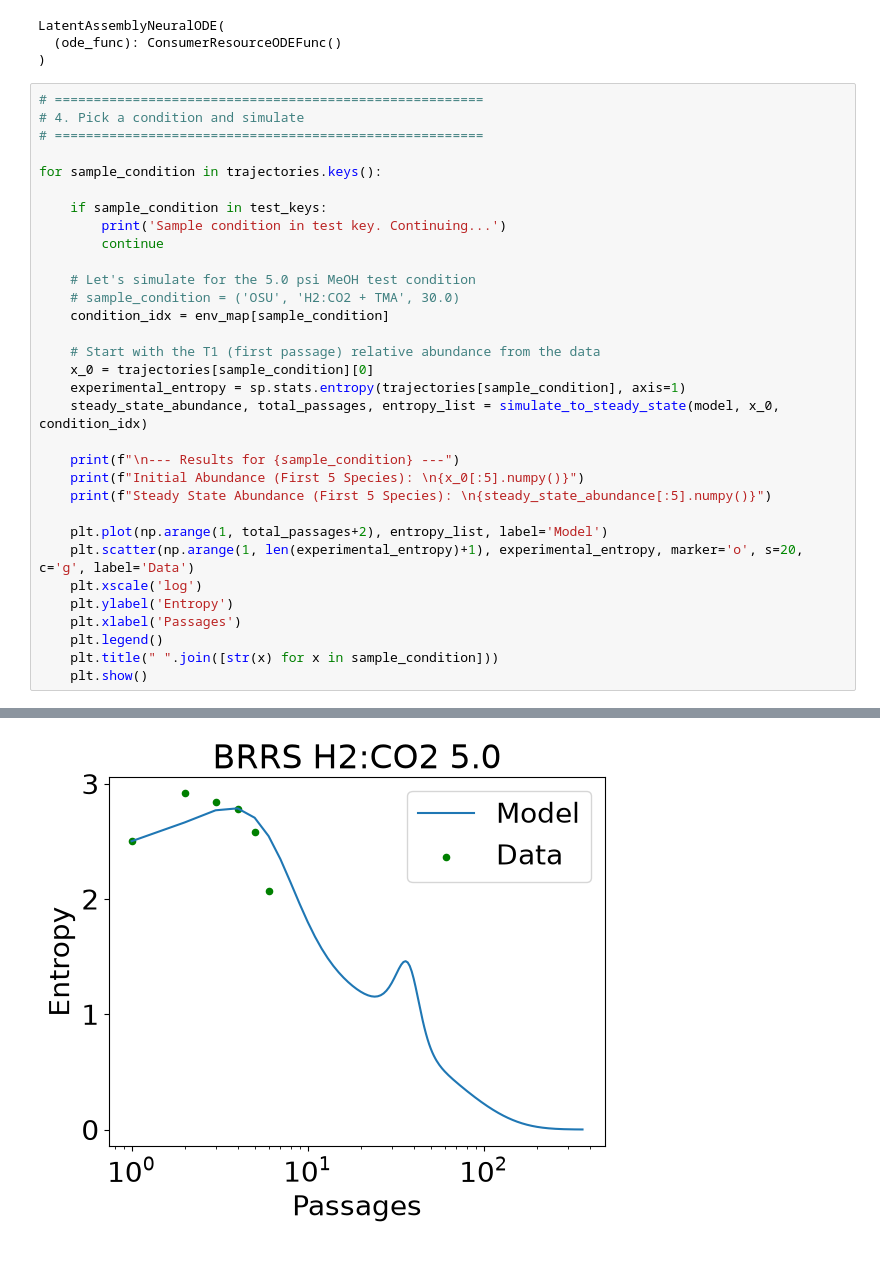
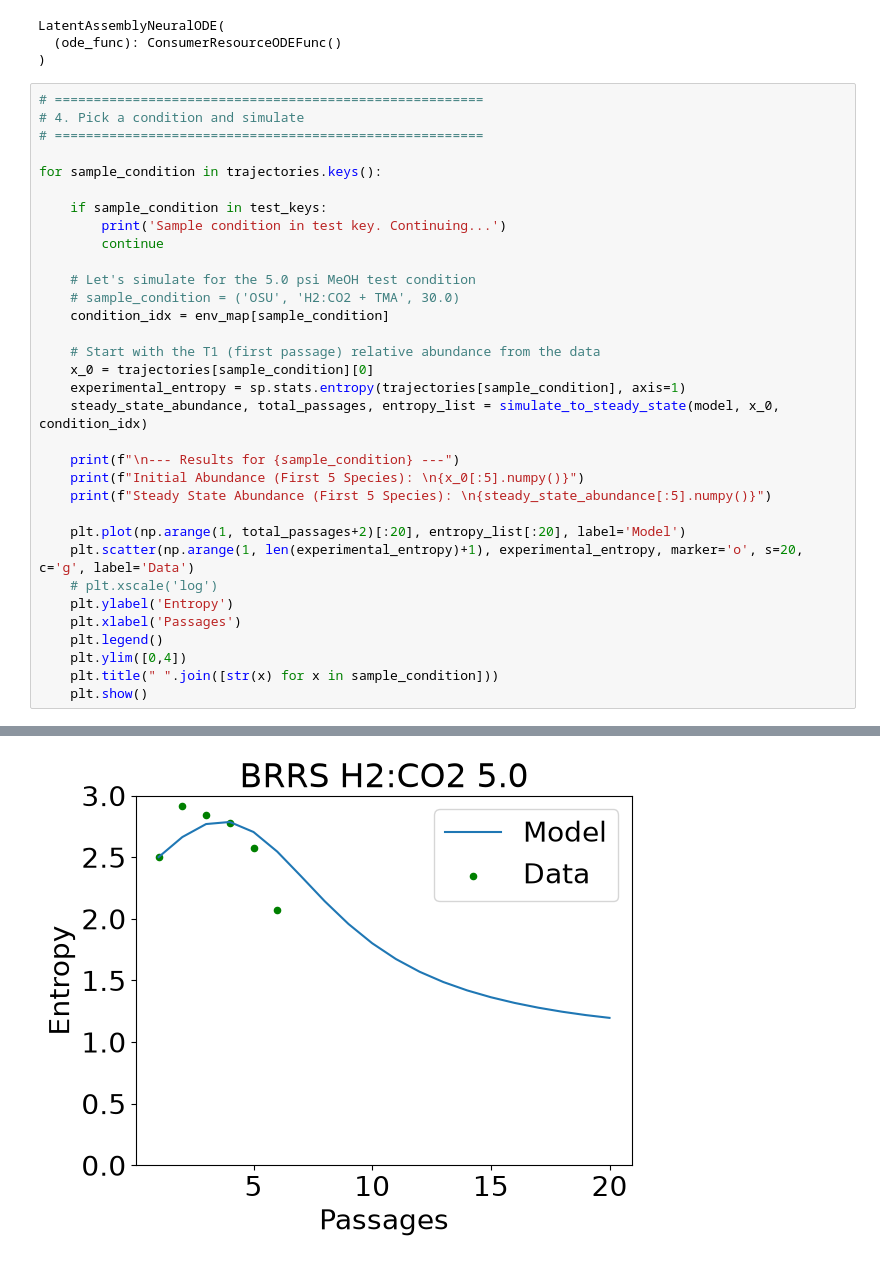
Before and after one commit to karthikvasan99/SerialDilutionModel, a Jupyter notebook: Notebooks/German_data_exploration.ipynb, the cells around one changed output, grey strips where cells are left out. Saved outputs shown, nothing was run; the diff lists cells and outputs as text.

```diff
--- a/Notebooks/German_data_exploration.ipynb
+++ b/Notebooks/German_data_exploration.ipynb
@@ -238,36 +238,37 @@ for sample_condition in trajectories.keys():
         print('Sample condition in test key. Continuing...')
         continue
 
     # Let's simulate for the 5.0 psi MeOH test condition
     # sample_condition = ('OSU', 'H2:CO2 + TMA', 30.0)
     condition_idx = env_map[sample_condition]
 
     # Start with the T1 (first passage) relative abundance from the data
     x_0 = trajectories[sample_condition][0]
     experimental_entropy = sp.stats.entropy(trajectories[sample_condition], axis=1)
     steady_state_abundance, total_passages, entropy_list = simulate_to_steady_state(model, x_0, condition_idx)
 
     print(f"\n--- Results for {sample_condition} ---")
     print(f"Initial Abundance (First 5 Species): \n{x_0[:5].numpy()}")
     print(f"Steady State Abundance (First 5 Species): \n{steady_state_abundance[:5].numpy()}")
 
-    plt.plot(np.arange(1, total_passages+2), entropy_list, label='Model')
+    plt.plot(np.arange(1, total_passages+2)[:20], entropy_list[:20], label='Model')
     plt.scatter(np.arange(1, len(experimental_entropy)+1), experimental_entropy, marker='o', s=20, c='g', label='Data')
-    plt.xscale('log')
+    # plt.xscale('log')
     plt.ylabel('Entropy')
     plt.xlabel('Passages')
     plt.legend()
+    plt.ylim([0,4])
     plt.title(" ".join([str(x) for x in sample_condition]))
     plt.show()
 # %% [output]
 Converged to steady state after 363 passages.
 
 --- Results for ('BRRS', 'H2:CO2', np.float64(5.0)) ---
 Initial Abundance (First 5 Species):
 [3.5309337e-02 7.0986360e-02 9.7295456e-02 5.4598334e-03 1.0657461e-06]
 Steady State Abundance (First 5 Species):
 [1.8314e-41 8.1275e-44 8.1275e-44 8.1275e-44 8.1275e-44]
-[figure, old version]
+[figure, new version]
 Converged to steady state after 521 passages.
 
 --- Results for ('BRRS', 'H2:CO2', np.float64(30.0)) ---
```
Also changed, not shown: parts of 1 cell of this notebook, 15 other files.
